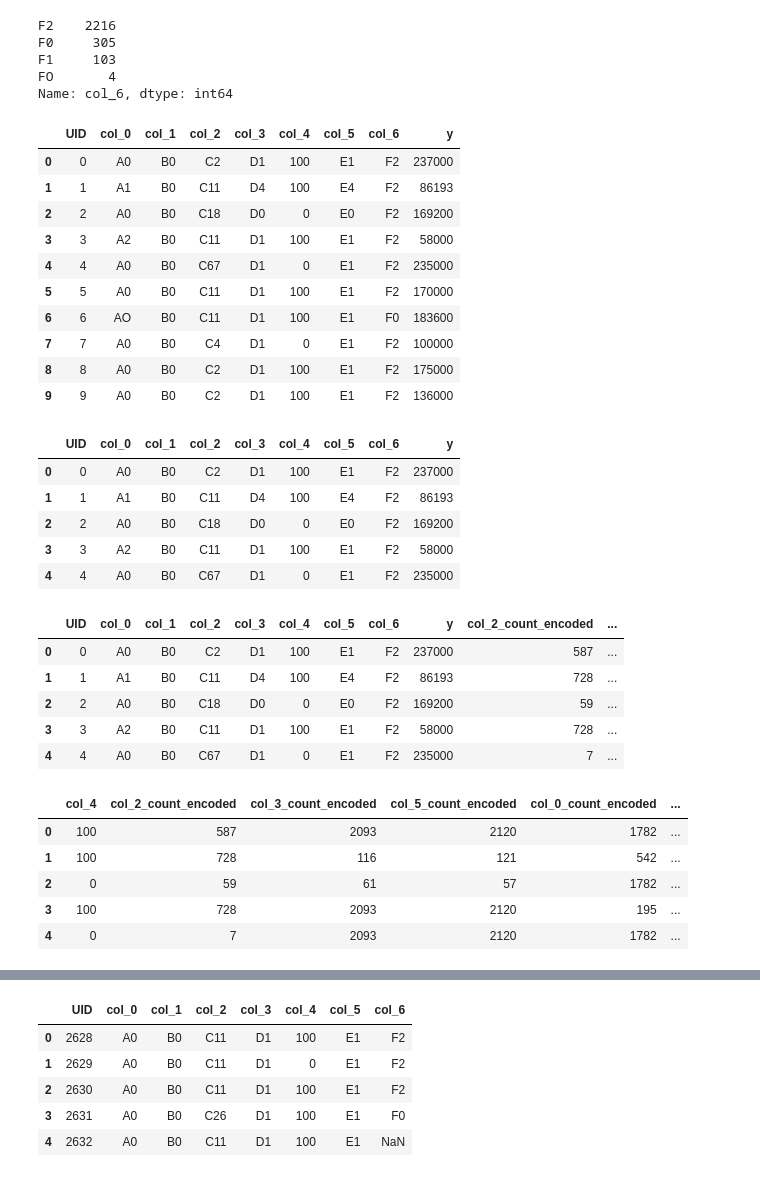
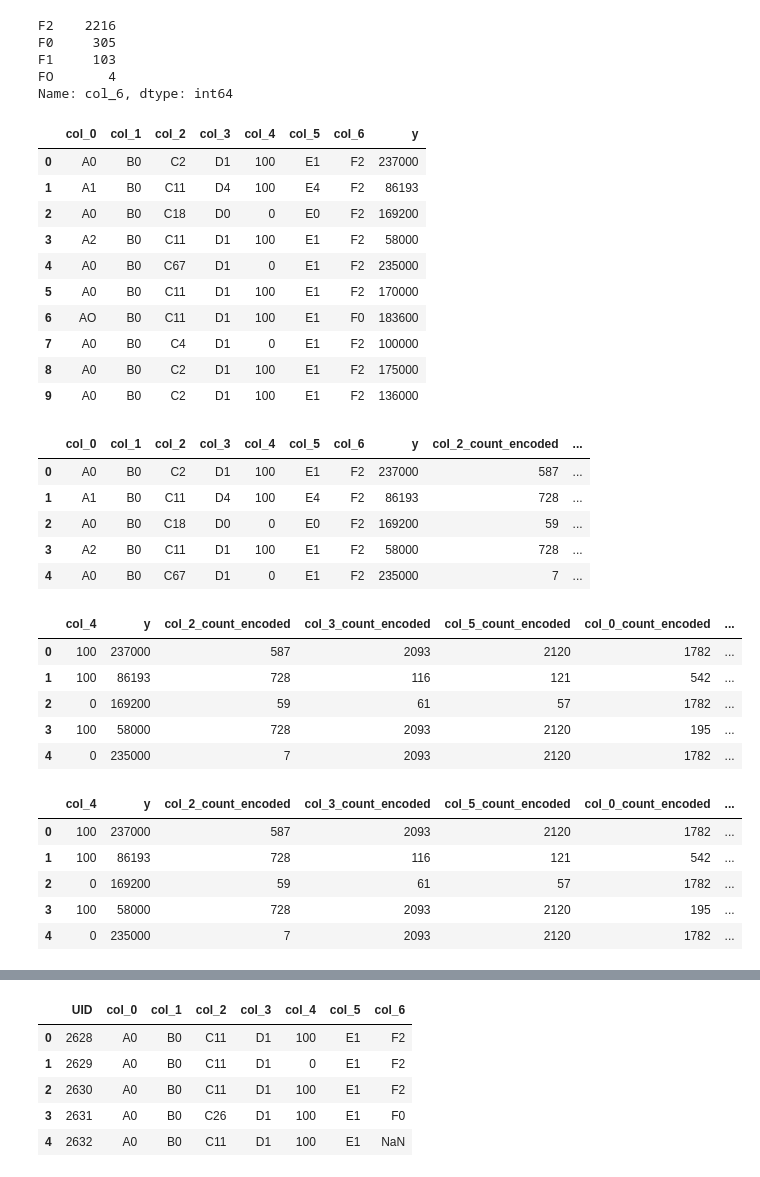
Before and after one commit to Mubassir1820/Kaggle_competition, a Jupyter notebook: Kaggle_comp.ipynb, the cells around one changed output, grey strips where cells are left out. Drawn from its saved outputs; the diff is of its cells as text; code cells hidden in the pictures.

```diff
--- a/Kaggle_comp.ipynb
+++ b/Kaggle_comp.ipynb
@@ -200,0 +222,5 @@ dtype: int64
+# %%
+# Replace the missing values with mode
+train['col_0'].fillna(train['col_0'].mode()[0], inplace=True)
+train['col_1'].fillna(train['col_1'].mode()[0], inplace=True)
+train['col_6'].fillna(train['col_6'].mode()[0], inplace=True)
@@ -206,5 +244,5 @@ def preprocess(text):
   text = re.sub('[a-z^\s]','',text)
   return text
 # %%
-df['col_0'] = df['col_0'].map(preprocess)
+train['col_0'] = train['col_0'].map(preprocess)
 # %%
@@ -217,5 +255,5 @@ A3      73
 AO      36
 Name: col_0, dtype: int64
 # %%
-df['col_1'] = df['col_1'].map(preprocess)
+train['col_1'] = train['col_1'].map(preprocess)
 # %%
@@ -228,5 +266,5 @@ B2       7
 B1       6
 Name: col_1, dtype: int64
 # %%
-df['col_6'] = df['col_6'].map(preprocess)
+train['col_6'] = train['col_6'].map(preprocess)
 # %%
@@ -238,16 +276,16 @@ F1     103
 FO       4
 Name: col_6, dtype: int64
 # %%
-df.head(10)
+train.head(10)
 # %% [output]
-|  | UID | col_0 | col_1 | col_2 | col_3 | col_4 | col_5 | col_6 | y |
-| 0 | 0 | A0 | B0 | C2 | D1 | 100 | E1 | F2 | 237000 |
-| 1 | 1 | A1 | B0 | C11 | D4 | 100 | E4 | F2 | 86193 |
-| 2 | 2 | A0 | B0 | C18 | D0 | 0 | E0 | F2 | 169200 |
-| 3 | 3 | A2 | B0 | C11 | D1 | 100 | E1 | F2 | 58000 |
-| 4 | 4 | A0 | B0 | C67 | D1 | 0 | E1 | F2 | 235000 |
-| 5 | 5 | A0 | B0 | C11 | D1 | 100 | E1 | F2 | 170000 |
-| 6 | 6 | AO | B0 | C11 | D1 | 100 | E1 | F0 | 183600 |
-| 7 | 7 | A0 | B0 | C4 | D1 | 0 | E1 | F2 | 100000 |
-| 8 | 8 | A0 | B0 | C2 | D1 | 100 | E1 | F2 | 175000 |
-| 9 | 9 | A0 | B0 | C2 | D1 | 100 | E1 | F2 | 136000 |
+|  | col_0 | col_1 | col_2 | col_3 | col_4 | col_5 | col_6 | y |
+| 0 | A0 | B0 | C2 | D1 | 100 | E1 | F2 | 237000 |
+| 1 | A1 | B0 | C11 | D4 | 100 | E4 | F2 | 86193 |
+| 2 | A0 | B0 | C18 | D0 | 0 | E0 | F2 | 169200 |
+| 3 | A2 | B0 | C11 | D1 | 100 | E1 | F2 | 58000 |
+| 4 | A0 | B0 | C67 | D1 | 0 | E1 | F2 | 235000 |
+| 5 | A0 | B0 | C11 | D1 | 100 | E1 | F2 | 170000 |
+| 6 | AO | B0 | C11 | D1 | 100 | E1 | F0 | 183600 |
+| 7 | A0 | B0 | C4 | D1 | 0 | E1 | F2 | 100000 |
+| 8 | A0 | B0 | C2 | D1 | 100 | E1 | F2 | 175000 |
+| 9 | A0 | B0 | C2 | D1 | 100 | E1 | F2 | 136000 |
@@ -259,9 +311,9 @@ df.head(10)
 # %%
-df.head()
+train.head()
 # %% [output]
-|  | UID | col_0 | col_1 | col_2 | col_3 | col_4 | col_5 | col_6 | y |
-| 0 | 0 | A0 | B0 | C2 | D1 | 100 | E1 | F2 | 237000 |
-| 1 | 1 | A1 | B0 | C11 | D4 | 100 | E4 | F2 | 86193 |
-| 2 | 2 | A0 | B0 | C18 | D0 | 0 | E0 | F2 | 169200 |
-| 3 | 3 | A2 | B0 | C11 | D1 | 100 | E1 | F2 | 58000 |
-| 4 | 4 | A0 | B0 | C67 | D1 | 0 | E1 | F2 | 235000 |
+|  | col_0 | col_1 | col_2 | col_3 | col_4 | col_5 | col_6 | y | col_2_count_encoded | ... |
+| 0 | A0 | B0 | C2 | D1 | 100 | E1 | F2 | 237000 | 587 | ... |
+| 1 | A1 | B0 | C11 | D4 | 100 | E4 | F2 | 86193 | 728 | ... |
+| 2 | A0 | B0 | C18 | D0 | 0 | E0 | F2 | 169200 | 59 | ... |
+| 3 | A2 | B0 | C11 | D1 | 100 | E1 | F2 | 58000 | 728 | ... |
+| 4 | A0 | B0 | C67 | D1 | 0 | E1 | F2 | 235000 | 7 | ... |
@@ -287,9 +324,9 @@ df['col_6_count_encoded'] = df['col_6'].map(count_encoding6)
 # %%
-df.head()
+train.head()
 # %% [output]
-|  | UID | col_0 | col_1 | col_2 | col_3 | col_4 | col_5 | col_6 | y | col_2_count_encoded | ... |
-| 0 | 0 | A0 | B0 | C2 | D1 | 100 | E1 | F2 | 237000 | 587 | ... |
-| 1 | 1 | A1 | B0 | C11 | D4 | 100 | E4 | F2 | 86193 | 728 | ... |
-| 2 | 2 | A0 | B0 | C18 | D0 | 0 | E0 | F2 | 169200 | 59 | ... |
-| 3 | 3 | A2 | B0 | C11 | D1 | 100 | E1 | F2 | 58000 | 728 | ... |
-| 4 | 4 | A0 | B0 | C67 | D1 | 0 | E1 | F2 | 235000 | 7 | ... |
+|  | col_4 | y | col_2_count_encoded | col_3_count_encoded | col_5_count_encoded | col_0_count_encoded | ... |
+| 0 | 100 | 237000 | 587 | 2093 | 2120 | 1782 | ... |
+| 1 | 100 | 86193 | 728 | 116 | 121 | 542 | ... |
+| 2 | 0 | 169200 | 59 | 61 | 57 | 1782 | ... |
+| 3 | 100 | 58000 | 728 | 2093 | 2120 | 195 | ... |
+| 4 | 0 | 235000 | 7 | 2093 | 2120 | 1782 | ... |
@@ -300,9 +338,9 @@ X = df.drop(columns = columns_to_drop)
 # %%
-X.head()
+train.head()
 # %% [output]
-|  | col_4 | col_2_count_encoded | col_3_count_encoded | col_5_count_encoded | col_0_count_encoded | ... |
-| 0 | 100 | 587 | 2093 | 2120 | 1782 | ... |
-| 1 | 100 | 728 | 116 | 121 | 542 | ... |
-| 2 | 0 | 59 | 61 | 57 | 1782 | ... |
-| 3 | 100 | 728 | 2093 | 2120 | 195 | ... |
-| 4 | 0 | 7 | 2093 | 2120 | 1782 | ... |
+|  | col_4 | y | col_2_count_encoded | col_3_count_encoded | col_5_count_encoded | col_0_count_encoded | ... |
+| 0 | 100 | 237000 | 587 | 2093 | 2120 | 1782 | ... |
+| 1 | 100 | 86193 | 728 | 116 | 121 | 542 | ... |
+| 2 | 0 | 169200 | 59 | 61 | 57 | 1782 | ... |
+| 3 | 100 | 58000 | 728 | 2093 | 2120 | 195 | ... |
+| 4 | 0 | 235000 | 7 | 2093 | 2120 | 1782 | ... |
```
Also changed, not shown: parts of 69 cells of this notebook.
